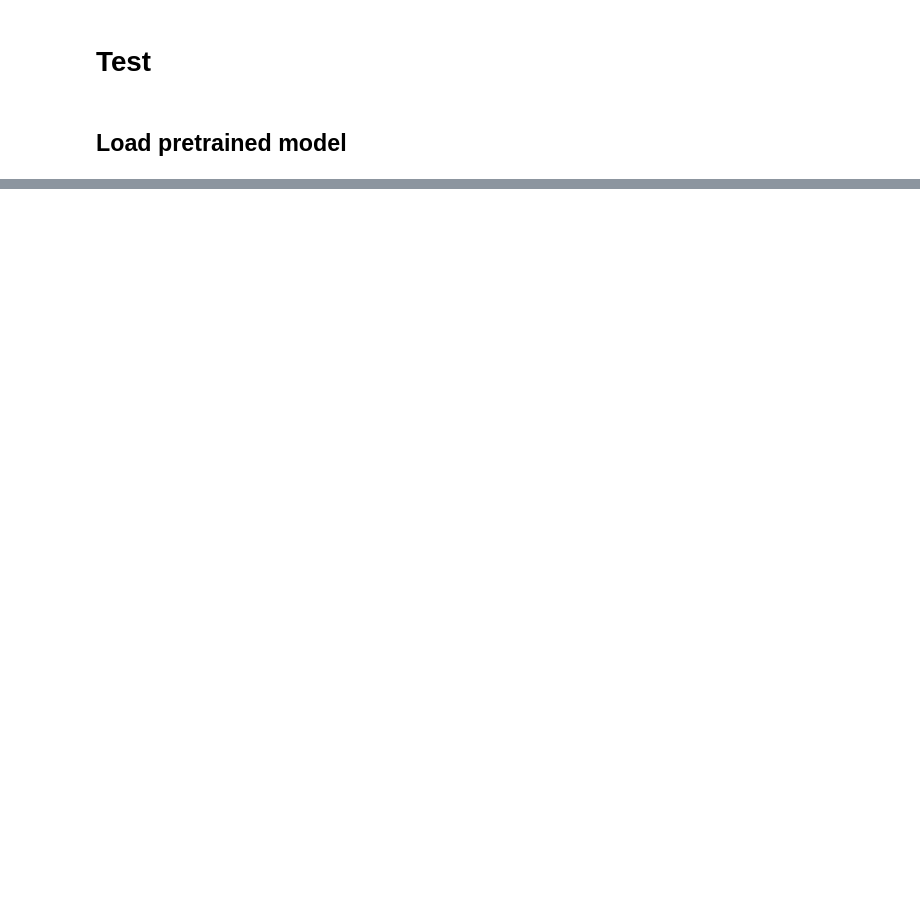
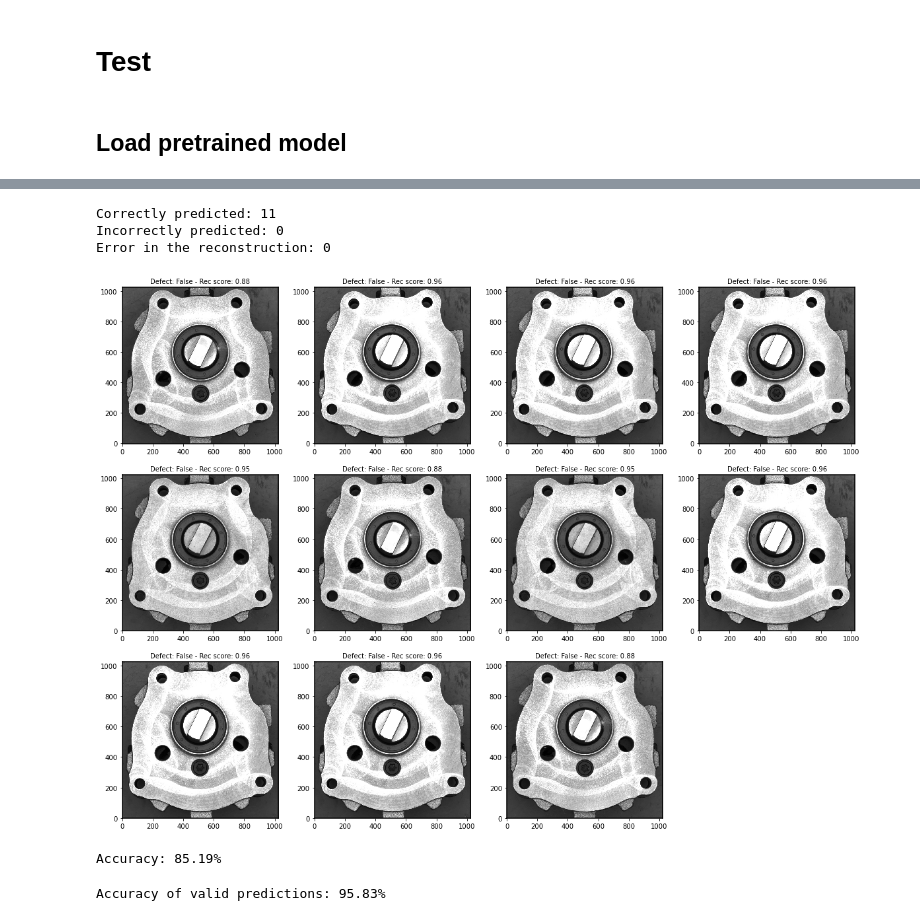
Before and after one commit to DragoneKTM/Industry_lab, a Jupyter notebook: Notebooks/Part3_test.ipynb, the cells around one changed output, grey strips where cells are left out. Drawn from its saved outputs; the diff is of its cells as text; code cells hidden in the pictures; blank space fills up the shorter version.

```diff
--- a/Notebooks/Part3_test.ipynb
+++ b/Notebooks/Part3_test.ipynb
@@ -49 +129,44 @@ for img_name in os.listdir('../Data/Prepared/Test/NOK'):
 [figure]
+# %%
+# Not defective pieces
+plt.figure(figsize=(20, 20))
+correct_OK=0
+incorrect_OK=0
+error_OK=0
+i=1
+for img_name in os.listdir('../Data/Prepared/Test/OK'):
+    img= cv.imread('../Data/Prepared/Test/OK' + '/' + img_name, cv.IMREAD_GRAYSCALE)
+    anom, img_anom, ssim_score = predict_image(img, autoencoder)
+
+    # Minimum value of ssim score to understand if the image was corectly reconstructed
+    if ssim_score<0.75:
+        error_OK=error_OK+1
+    else:
+        if anom==False:
+            correct_OK=correct_OK+1
+        else:
+            incorrect_OK=incorrect_OK+1
+
+    plt.subplot(4, 4, i)
+    plt.title('Defect: ' + str(anom) + ' - Rec score: ' + str(round(ssim_score, 2)), fontsize=10)
+    plt.imshow(img_anom, cmap='gray')
+    i=i+1
+
+print('Correctly predicted: ' + str(correct_OK))
+print('Incorrectly predicted: ' + str(incorrect_OK))
+print('Error in the reconstruction: ' + str(error_OK))
+# %% [output]
+Correctly predicted: 11
+Incorrectly predicted: 0
+Error in the reconstruction: 0
+[figure, added]
+# %%
+accuracy = (correct_OK + correct_NOK)/(correct_OK + correct_NOK + incorrect_OK + incorrect_NOK + error_OK + error_NOK)
+print('Accuracy: ' + str(round(accuracy*100, 2)) + '%')
+# %% [output]
+Accuracy: 85.19%
+# %%
+accuracy_valid_pred = (correct_OK + correct_NOK)/(correct_OK + correct_NOK + incorrect_OK + incorrect_NOK)
+print('Accuracy of valid predictions: ' + str(round(accuracy_valid_pred*100, 2)) + '%')
+# %% [output]
+Accuracy of valid predictions: 95.83%
```
Also changed, not shown: parts of 11 cells of this notebook, 3 other files.
